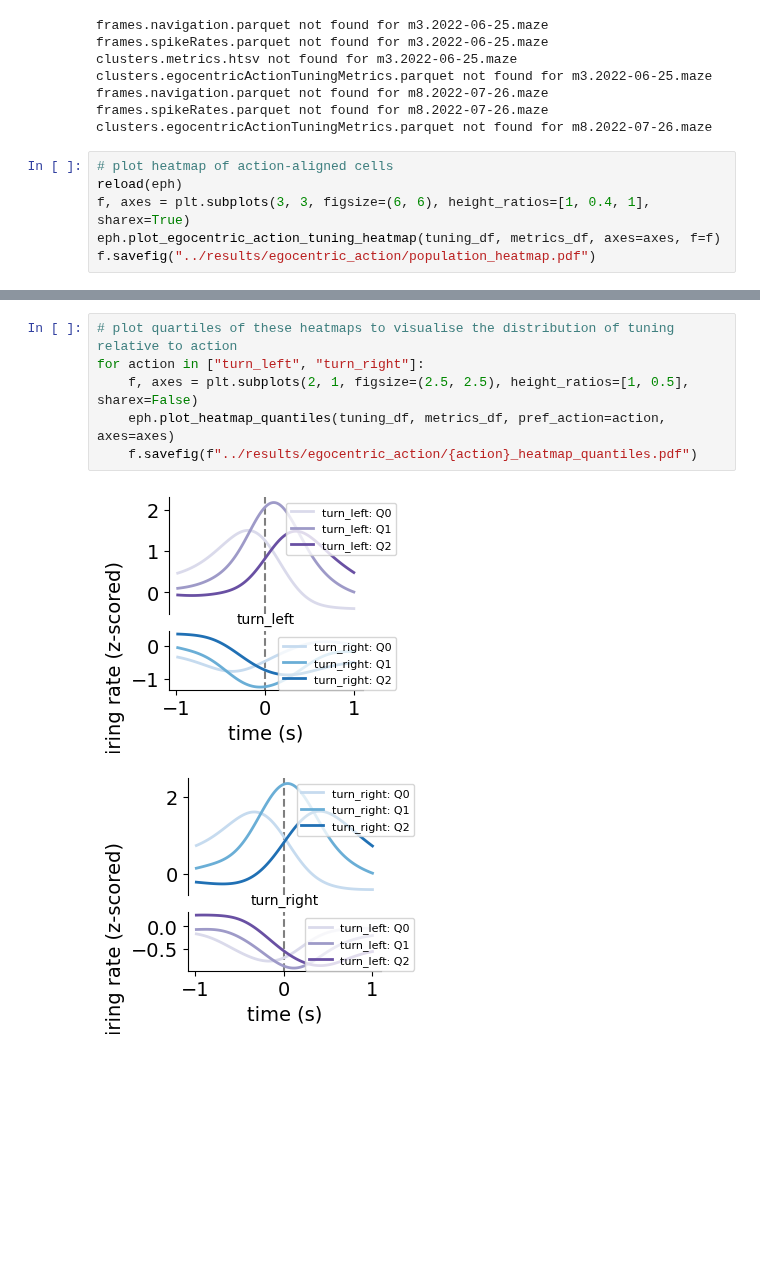
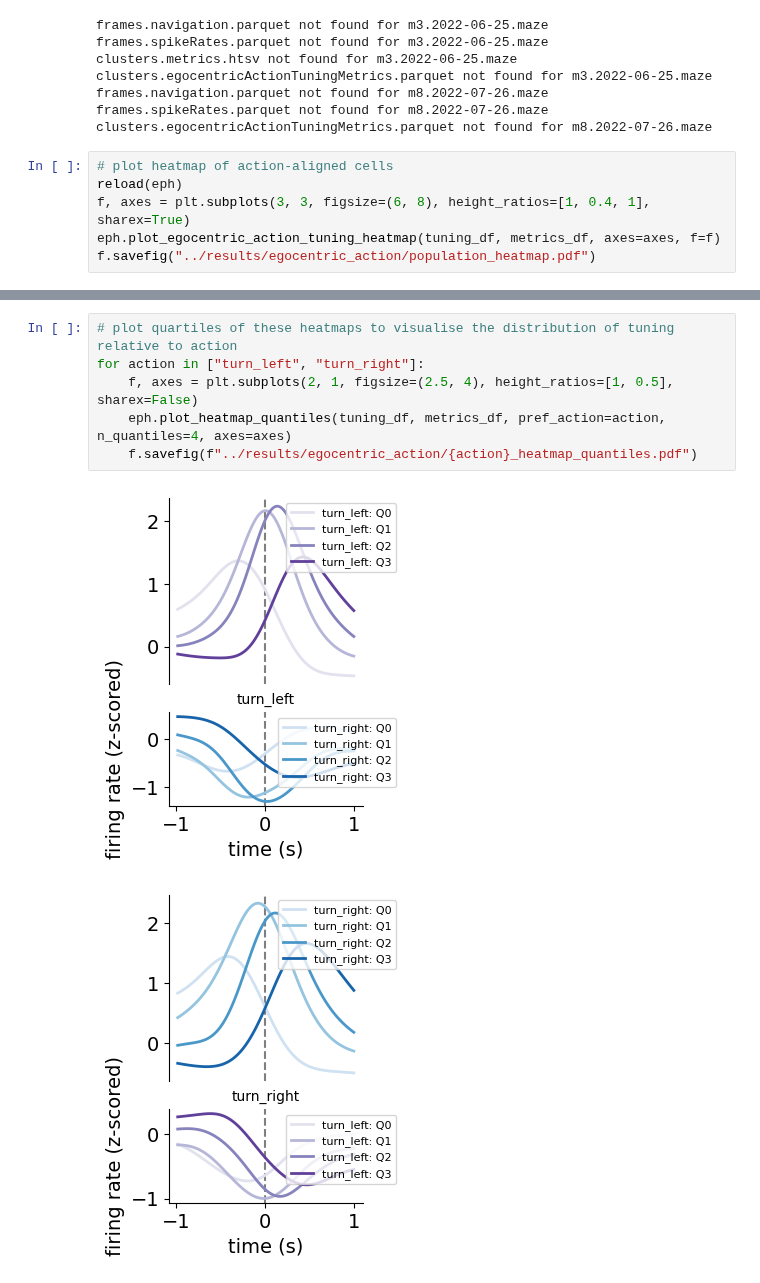
Before and after one commit to peterdoohan/GridMaze-mFC, a Jupyter notebook: Notebooks/egocentric_action.ipynb, the cells around one changed output, grey strips where cells are left out. Saved outputs shown, nothing was run; the diff lists cells and outputs as text; blank space fills up the shorter version.

```diff
--- a/Notebooks/egocentric_action.ipynb
+++ b/Notebooks/egocentric_action.ipynb
@@ -85,7 +71,7 @@ clusters.egocentricActionTuningMetrics.parquet not found for m8.2022-07-26.maze
 # %%
 # plot heatmap of action-aligned cells
 reload(eph)
-f, axes = plt.subplots(3, 3, figsize=(6, 6), height_ratios=[1, 0.4, 1], sharex=True)
+f, axes = plt.subplots(3, 3, figsize=(6, 8), height_ratios=[1, 0.4, 1], sharex=True)
 eph.plot_egocentric_action_tuning_heatmap(tuning_df, metrics_df, axes=axes, f=f)
 f.savefig("../results/egocentric_action/population_heatmap.pdf")
 # %% [output]
@@ -93,9 +79,9 @@ f.savefig("../results/egocentric_action/population_heatmap.pdf")
 # %%
 # plot quartiles of these heatmaps to visualise the distribution of tuning relative to action
 for action in ["turn_left", "turn_right"]:
-    f, axes = plt.subplots(2, 1, figsize=(2.5, 2.5), height_ratios=[1, 0.5], sharex=False)
-    eph.plot_heatmap_quantiles(tuning_df, metrics_df, pref_action=action, axes=axes)
+    f, axes = plt.subplots(2, 1, figsize=(2.5, 4), height_ratios=[1, 0.5], sharex=False)
+    eph.plot_heatmap_quantiles(tuning_df, metrics_df, pref_action=action, n_quantiles=4, axes=axes)
     f.savefig(f"../results/egocentric_action/{action}_heatmap_quantiles.pdf")
 # %% [output]
-[figure, old version]
+[figure, new version]
-[figure, old version]
+[figure, new version]
```
Also changed, not shown: parts of 6 cells of this notebook.
